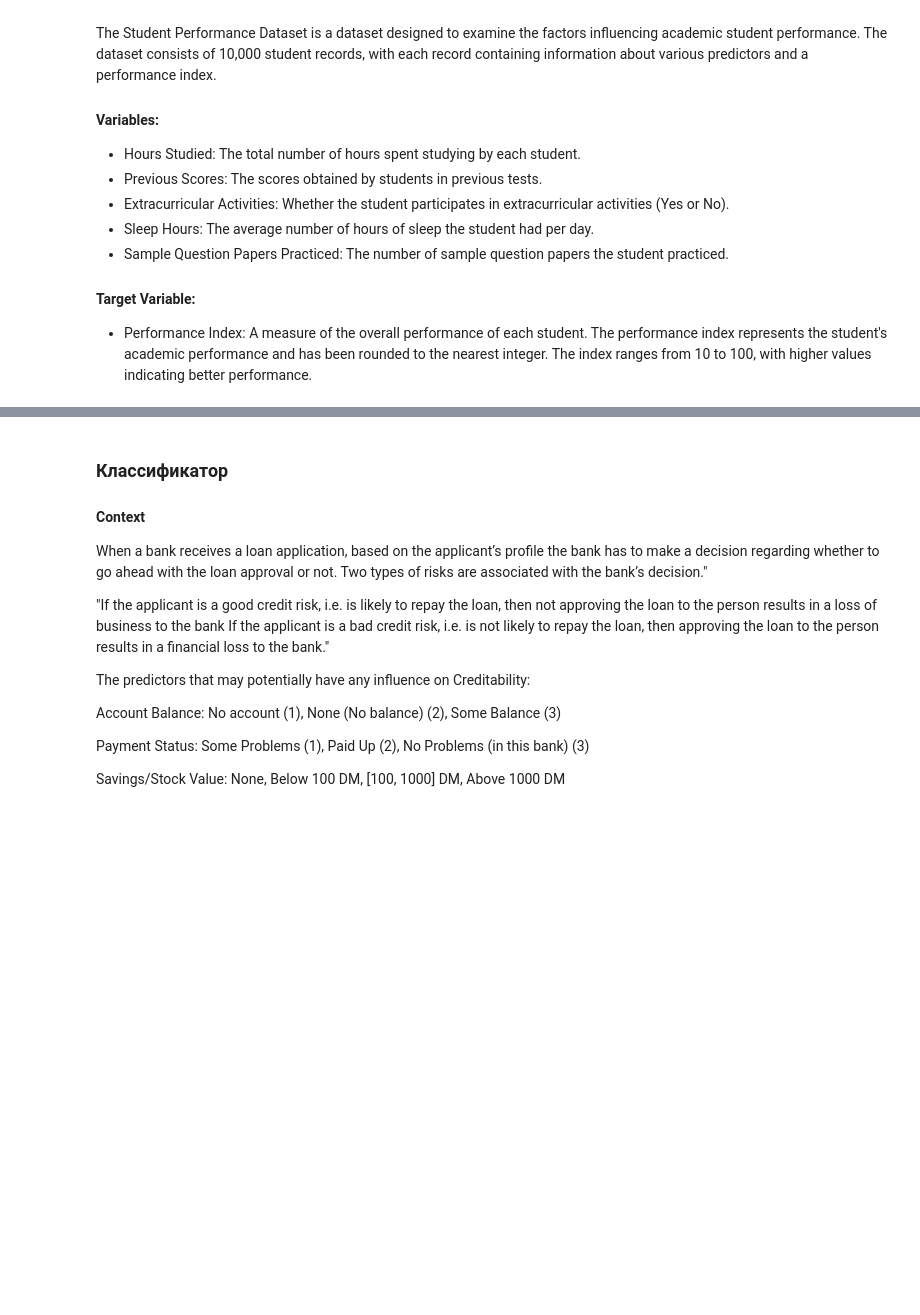
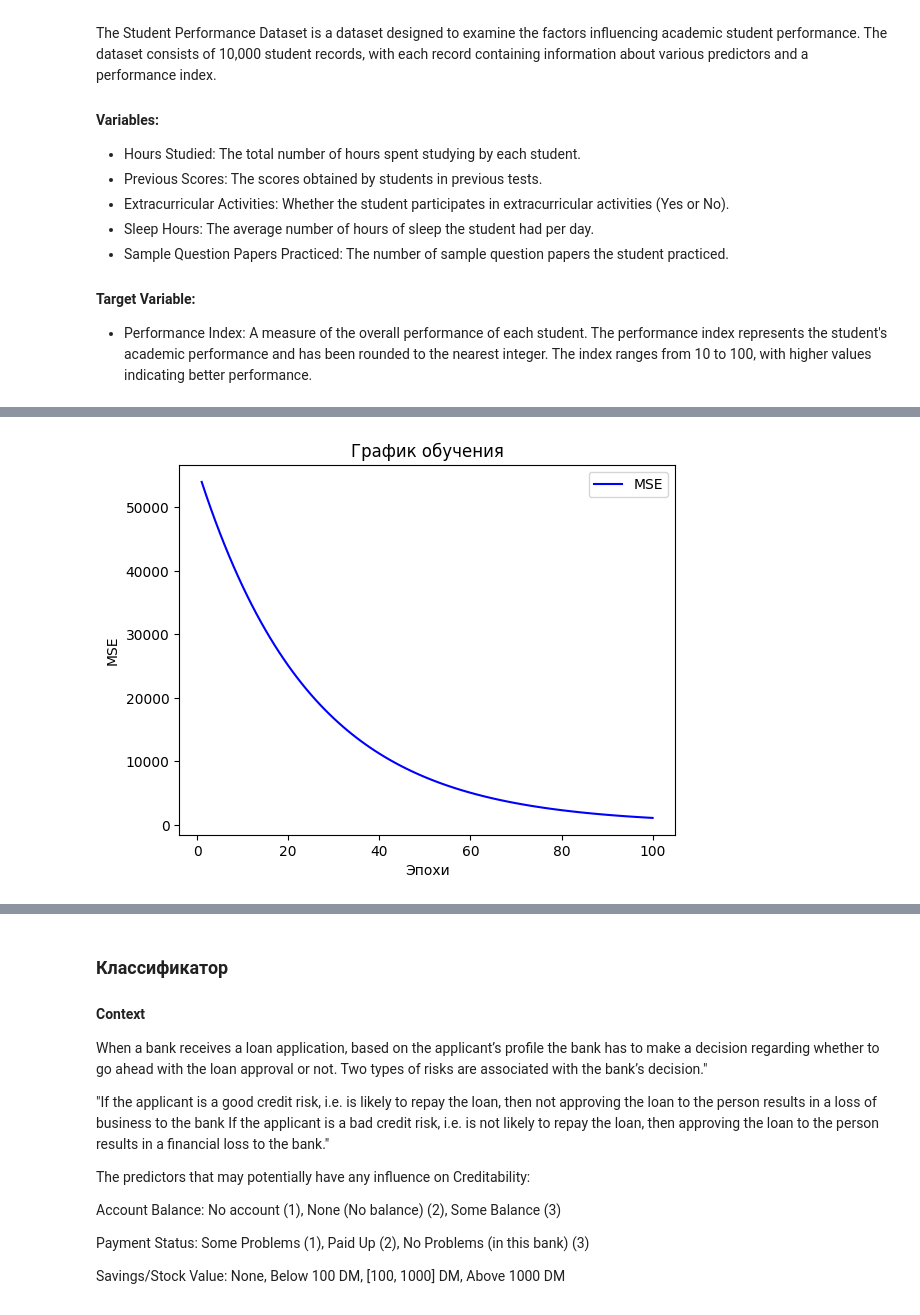
Before and after one commit to hypergirl666/lab3, a Jupyter notebook: Линейная модель и градиентный спуск.ipynb, the cells around one changed output, grey strips where cells are left out. Cells and saved outputs as stored; diff of their text form; code cells hidden in the pictures; blank space fills up the shorter version.

```diff
--- a/Линейная модель и градиентный спуск.ipynb
+++ b/Линейная модель и градиентный спуск.ipynb
@@ -178,5 +192,20 @@ normalized_X = (X - mean) / std
 # Нормализуйте и выходные данные
 normalized_Y = (Y - Y.mean()) / Y.std()
 # %%
+# learning_rate=0.01, epochs=100
 lr = LinearRegressor(num_features=normalized_X.shape[1])
-history = lr.fit(normalized_X, normalized_Y)
+history1 = lr.fit(normalized_X, normalized_Y)
+
+epochs = range(1, len(history1) + 1)
+
+# Постройте график обучения.
+plt.plot(range(1, len(history1) + 1), history1, 'b', label='MSE')
+plt.title('График обучения')
+plt.xlabel('Эпохи')
+plt.ylabel('MSE')
+plt.legend()
+
+# Отобразите график.
+plt.show()
+# %% [output]
+[figure, added]
```
Also changed, not shown: parts of 16 cells of this notebook, 1 other file.
